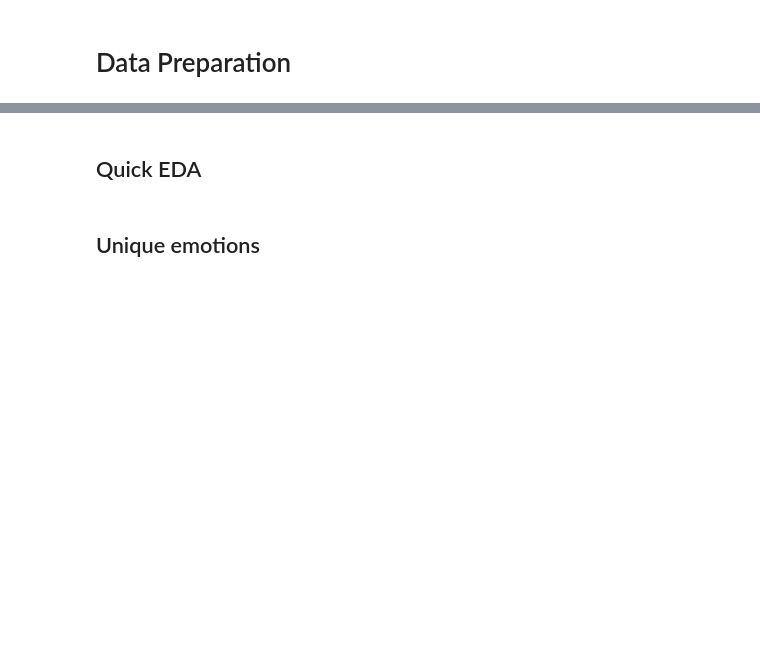
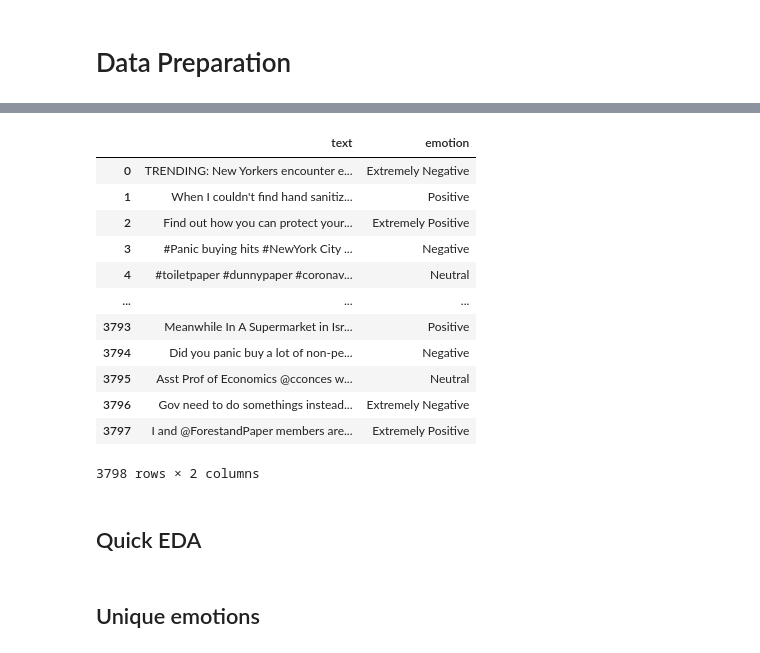
Before and after one commit to avishekiitism/Sentiment-Analysis, a Jupyter notebook: emotion-detection-bert.ipynb, the cells around one changed output, grey strips where cells are left out. Cells and saved outputs as stored; diff of their text form; code cells hidden in the pictures; blank space fills up the shorter version.

```diff
--- a/emotion-detection-bert.ipynb
+++ b/emotion-detection-bert.ipynb
@@ -35,0 +66,20 @@ train_df.head()
+# %%
+val_df.drop(['UserName','ScreenName','Location','TweetAt'],axis=1,inplace=True)
+val_df=val_df.rename(columns={"OriginalTweet":'text'})
+val_df=val_df.rename(columns={"Sentiment":'emotion'})
+# %%
+val_df
+# %% [output]
+|  | text | emotion |
+| 0 | TRENDING: New Yorkers encounter e... | Extremely Negative |
+| 1 | When I couldn't find hand sanitiz... | Positive |
+| 2 | Find out how you can protect your... | Extremely Positive |
+| 3 | #Panic buying hits #NewYork City ... | Negative |
+| 4 | #toiletpaper #dunnypaper #coronav... | Neutral |
+| ... | ... | ... |
+| 3793 | Meanwhile In A Supermarket in Isr... | Positive |
+| 3794 | Did you panic buy a lot of non-pe... | Negative |
+| 3795 | Asst Prof of Economics @cconces w... | Neutral |
+| 3796 | Gov need to do somethings instead... | Extremely Negative |
+| 3797 | I and @ForestandPaper members are... | Extremely Positive |
+3798 rows × 2 columns
```
Also changed, not shown: parts of 24 cells of this notebook.
